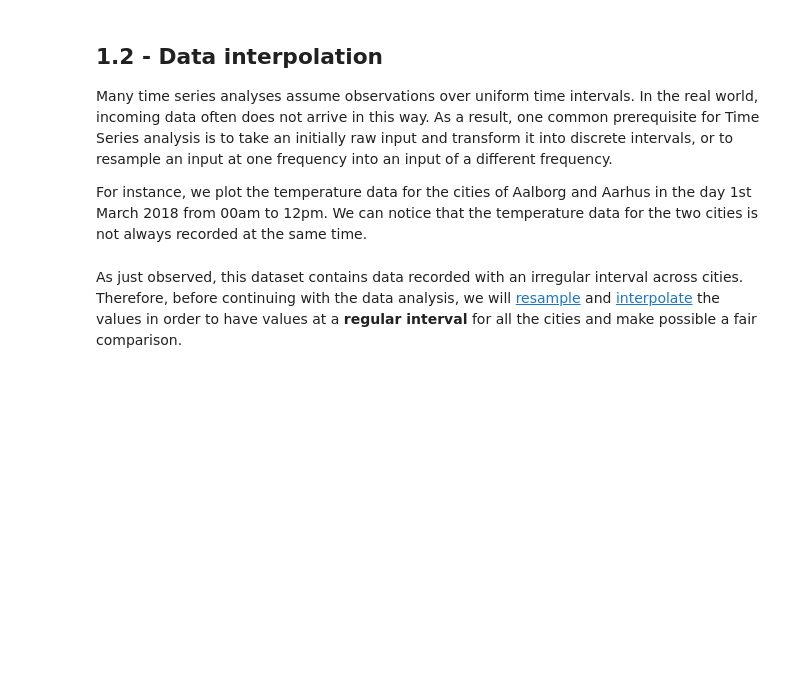
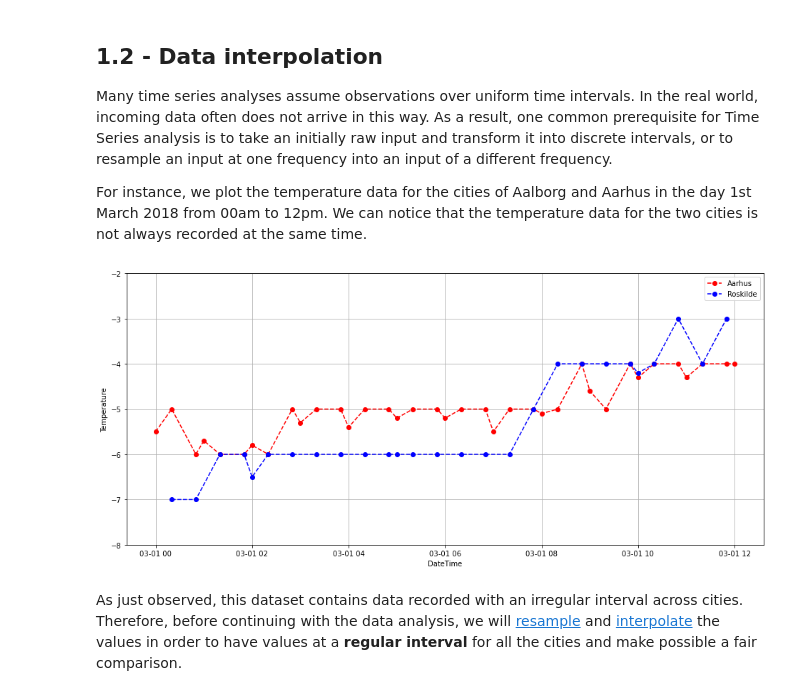
Before and after one commit to UCL-ELEC0136/2-data-processing-Trinity-Actual, a Jupyter notebook: 2-data-processing.ipynb, the cells around one changed output. Cells and saved outputs as stored; diff of their text form; code cells hidden in the pictures; blank space fills up the shorter version.

Commit message:
Completed Runthrough of Task 2
Completed runthrough of task 2 coding methods with reference to the solutions notebook.

```diff
--- a/2-data-processing.ipynb
+++ b/2-data-processing.ipynb
@@ -18,6 +27,7 @@
 
 
 ### TO DO
-
+#Loading climate data
+climate_data = pd.read_pickle('weather-denmark.pkl')
 
 #########
@@ -28,27 +108,37 @@ Many time series analyses assume observations over uniform time intervals. In th
 
 For instance, we plot the temperature data for the cities of Aalborg and Aarhus in the day 1st March 2018 from 00am to 12pm. We can notice that the temperature data for the two cities is not always recorded at the same time.
 # %%
+#So in order to do analysis of the data, we need to make sure that the data was recorded with the same time steps
+#This graph plotted shows that the points for aalbord and aarhus arent in the same time interval (not in line)
+#therefore we need to do some additional steps
+
+
+
 # List of the Danish cities in this data-set.
 cities = ['Aalborg', 'Aarhus', 'Esbjerg', 'Odense', 'Roskilde']
 
 
-city_1 = df.xs(cities[1])
-city_2 = df.xs(cities[2])
+city_1 = climate_data.xs(cities[1])
+city_2 = climate_data.xs(cities[2])
 
+#plotting temp data from 1 march 2018 from 12am to 12pm
+plt.figure(figsize=(16, 7))
 
-plt.figure(figsize=(16, 7))
+#this references is from the datetime index column range, and selecting the column to include with it, this case its temp
 plt.plot(city_1.loc['2018-03-01 00:00:00':'2018-03-01 12:00:00', 'Temp'],
          label='Aarhus', linestyle='--', marker='o',  c='r')
 
 plt.plot(city_2.loc['2018-03-01 00:00:00':'2018-03-01 12:00:00', 'Temp'],
          label='Roskilde', linestyle='--', marker='o',  c='b')
 
 plt.xlabel('DateTime')
 plt.ylabel('Temperature')
 
 plt.ylim([-8, -2])
 plt.grid()
 plt.legend()
 plt.show()
+# %% [output]
+[figure, added]
 # %% [markdown]
 As just observed, this dataset contains data recorded with an irregular interval across cities. Therefore, before continuing with the data analysis, we will [resample](https://pandas.pydata.org/pandas-docs/stable/reference/api/pandas.DataFrame.resample.html) and [interpolate](https://pandas.pydata.org/pandas-docs/stable/reference/api/pandas.DataFrame.interpolate.html) the values in order to have values at a **regular interval** for all the cities and make possible a fair comparison.
```
Also changed, not shown: parts of 45 cells of this notebook.
